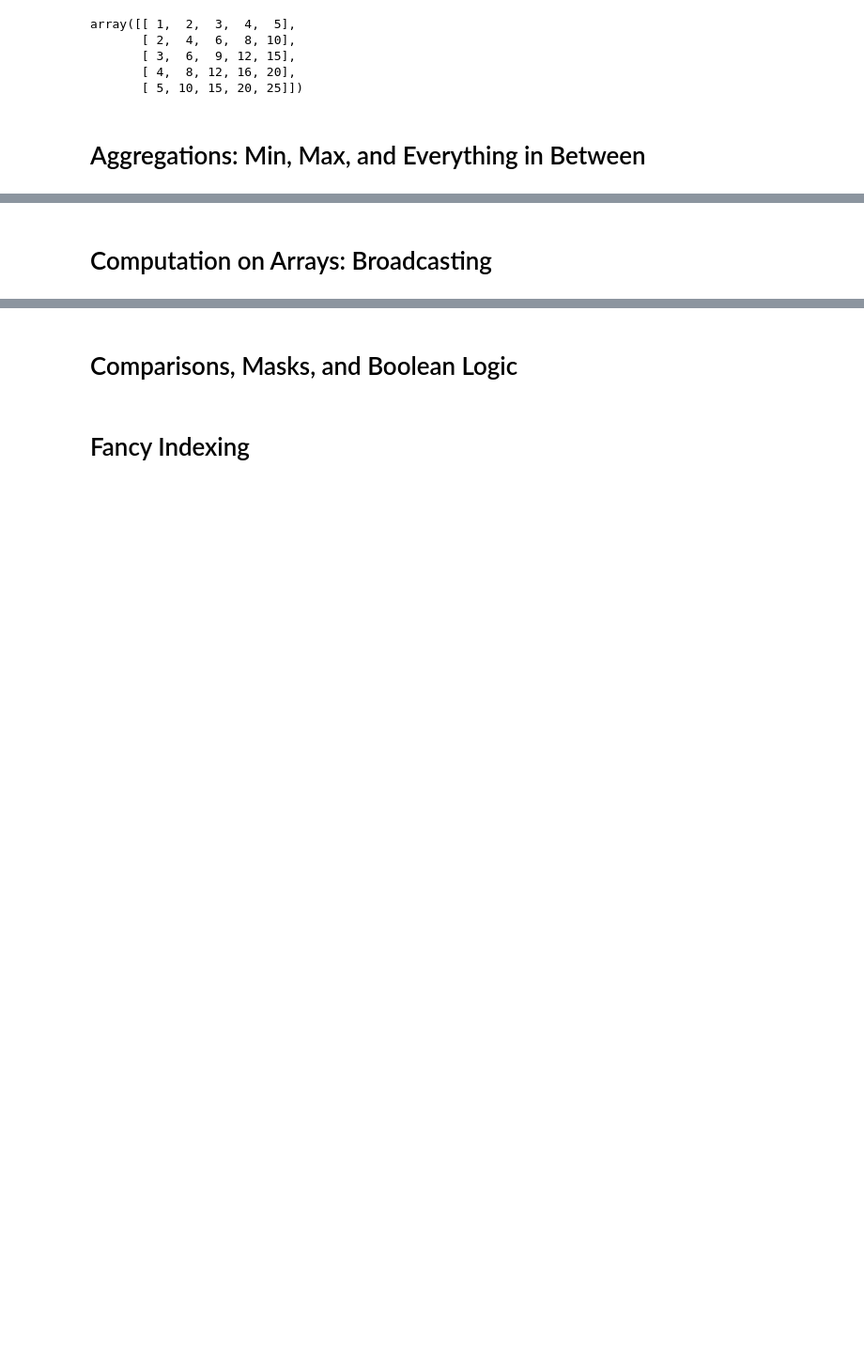
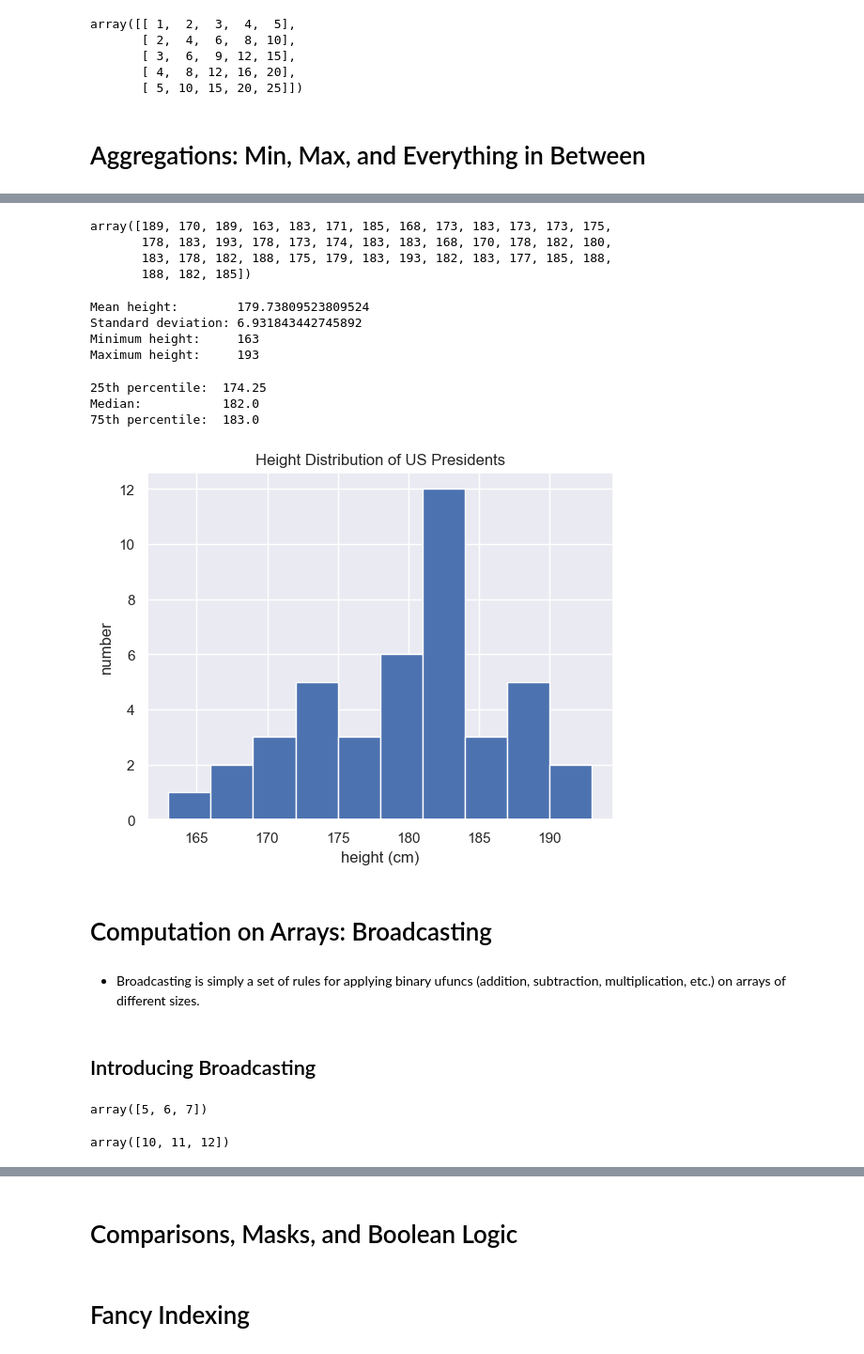
Before and after one commit to ndharmateja/python-data-science-handbook, a Jupyter notebook: 2-numpy.ipynb, the cells around one changed output, grey strips where cells are left out. Shown at 94% size. Saved outputs shown, nothing was run; the diff lists cells and outputs as text; code cells hidden in the pictures; blank space fills up the shorter version.

```diff
--- a/2-numpy.ipynb
+++ b/2-numpy.ipynb
@@ -855,0 +930,28 @@ array([[ 1,  2,  3,  4,  5],
+# %%
+import pandas as pd
+data = pd.read_csv('data/president_heights.csv')
+heights = np.array(data['height(cm)'])
+heights
+# %% [output]
+array([189, 170, 189, 163, 183, 171, 185, 168, 173, 183, 173, 173, 175,
+       178, 183, 193, 178, 173, 174, 183, 183, 168, 170, 178, 182, 180,
+       183, 178, 182, 188, 175, 179, 183, 193, 182, 183, 177, 185, 188,
+       188, 182, 185])
+# %%
+print("Mean height:       ", heights.mean())
+print("Standard deviation:", heights.std())
+print("Minimum height:    ", heights.min())
+print("Maximum height:    ", heights.max())
+# %% [output]
+Mean height:        179.73809523809524
+Standard deviation: 6.931843442745892
+Minimum height:     163
+Maximum height:     193
+# %%
+print("25th percentile: ", np.percentile(heights, 25))
+print("Median:          ", np.median(heights))
+print("75th percentile: ", np.percentile(heights, 75))
+# %% [output]
+25th percentile:  174.25
+Median:           182.0
+75th percentile:  183.0
@@ -856,2 +962,24 @@ array([[ 1,  2,  3,  4,  5],
+# %%
+plt.hist(heights)
+plt.title('Height Distribution of US Presidents')
+plt.xlabel('height (cm)')
+plt.ylabel('number')
+plt.show()
+# %% [output]
+[figure, added]
 # %% [markdown]
 # Computation on Arrays: Broadcasting
+# %% [markdown]
+- Broadcasting is simply a
+set of rules for applying binary ufuncs (addition, subtraction, multiplication, etc.) on
+arrays of different sizes.
+# %% [markdown]
+## Introducing Broadcasting
+# %%
+a = np.arange(5, 8); a
+# %% [output]
+array([5, 6, 7])
+# %%
+a + 5
+# %% [output]
+array([10, 11, 12])
```
Also changed, not shown: parts of 50 cells of this notebook.
